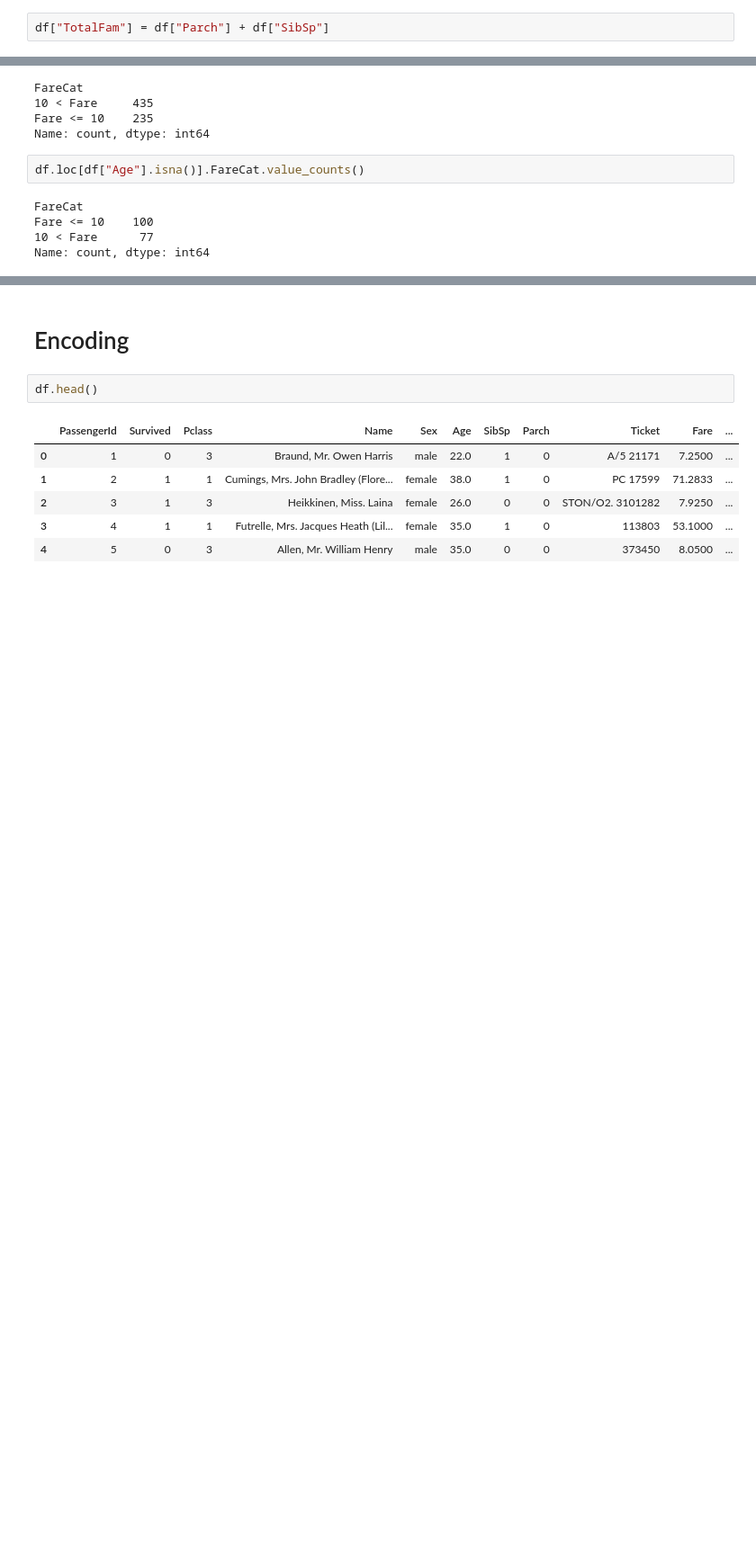
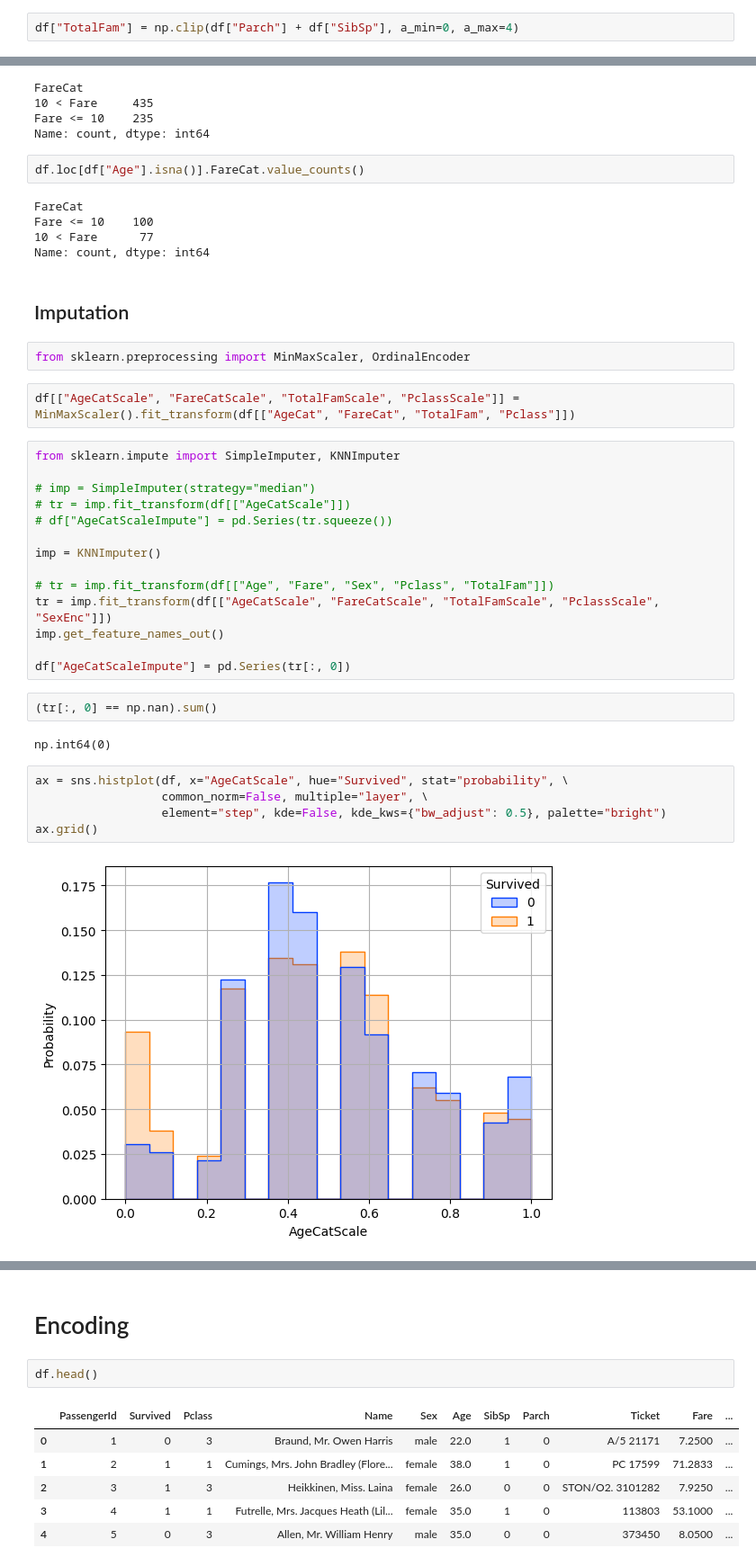
Before and after one commit to rfdspeng/ml_ai_portfolio, a Jupyter notebook: titanic/titanic.ipynb, the cells around one changed output, grey strips where cells are left out. Shown at 90% size. Cells and saved outputs as stored; diff of their text form; blank space fills up the shorter version.

```diff
--- a/titanic/titanic.ipynb
+++ b/titanic/titanic.ipynb
@@ -169,4 +302,4 @@ ax.grid()
 # %% [output]
 [figure]
 # %%
-df["TotalFam"] = df["Parch"] + df["SibSp"]
+df["TotalFam"] = np.clip(df["Parch"] + df["SibSp"], a_min=0, a_max=4)
@@ -395,3 +524,34 @@ FareCat
 Fare <= 10    100
 10 < Fare      77
 Name: count, dtype: int64
+# %% [markdown]
+## Imputation
+# %%
+from sklearn.preprocessing import MinMaxScaler, OrdinalEncoder
+# %%
+df[["AgeCatScale", "FareCatScale", "TotalFamScale", "PclassScale"]] = MinMaxScaler().fit_transform(df[["AgeCat", "FareCat", "TotalFam", "Pclass"]])
+# %%
+from sklearn.impute import SimpleImputer, KNNImputer
+
+# imp = SimpleImputer(strategy="median")
+# tr = imp.fit_transform(df[["AgeCatScale"]])
+# df["AgeCatScaleImpute"] = pd.Series(tr.squeeze())
+
+imp = KNNImputer()
+
+# tr = imp.fit_transform(df[["Age", "Fare", "Sex", "Pclass", "TotalFam"]])
+tr = imp.fit_transform(df[["AgeCatScale", "FareCatScale", "TotalFamScale", "PclassScale", "SexEnc"]])
+imp.get_feature_names_out()
+
+df["AgeCatScaleImpute"] = pd.Series(tr[:, 0])
+# %%
+(tr[:, 0] == np.nan).sum()
+# %% [output]
+np.int64(0)
+# %%
+ax = sns.histplot(df, x="AgeCatScale", hue="Survived", stat="probability", \
+                  common_norm=False, multiple="layer", \
+                  element="step", kde=False, kde_kws={"bw_adjust": 0.5}, palette="bright")
+ax.grid()
+# %% [output]
+[figure, added]
```
Also changed, not shown: parts of 17 cells of this notebook, 6 other files.
